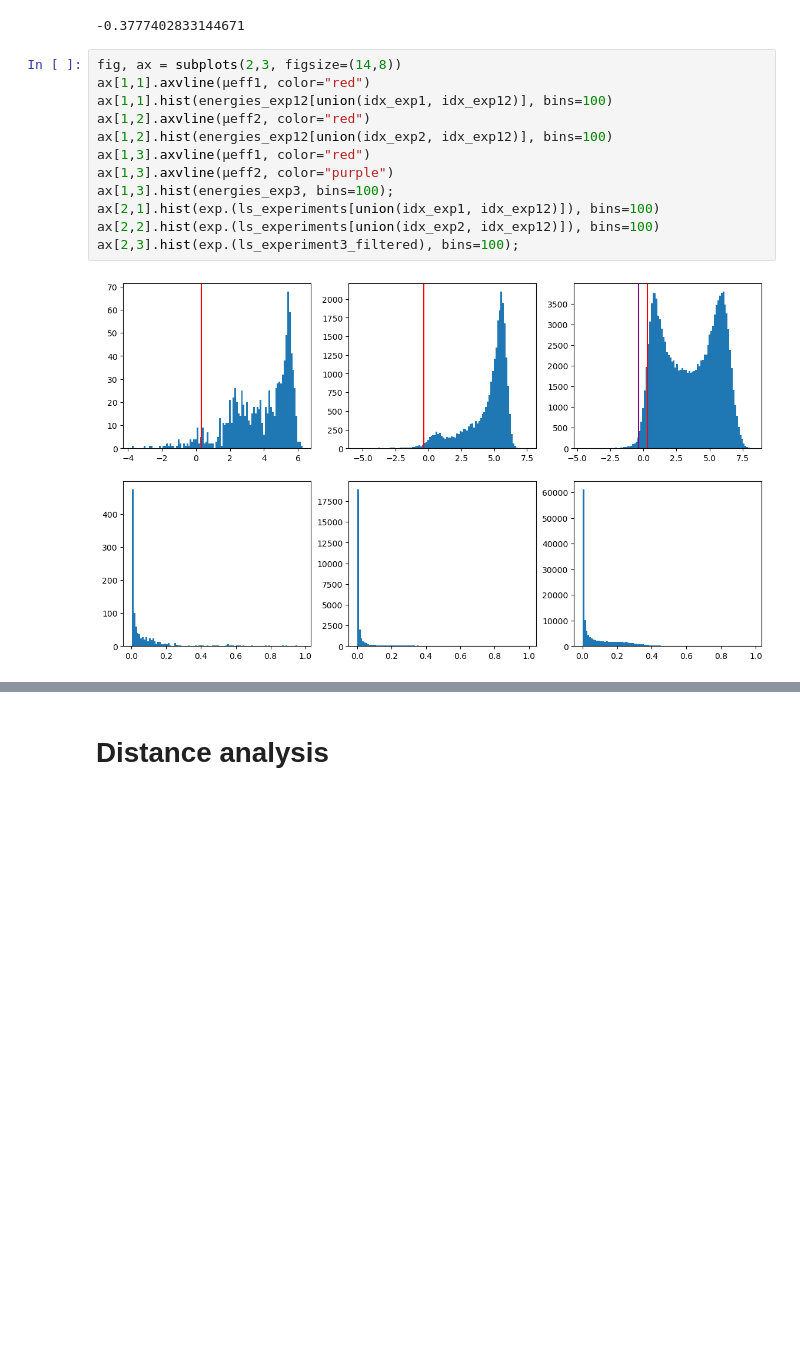
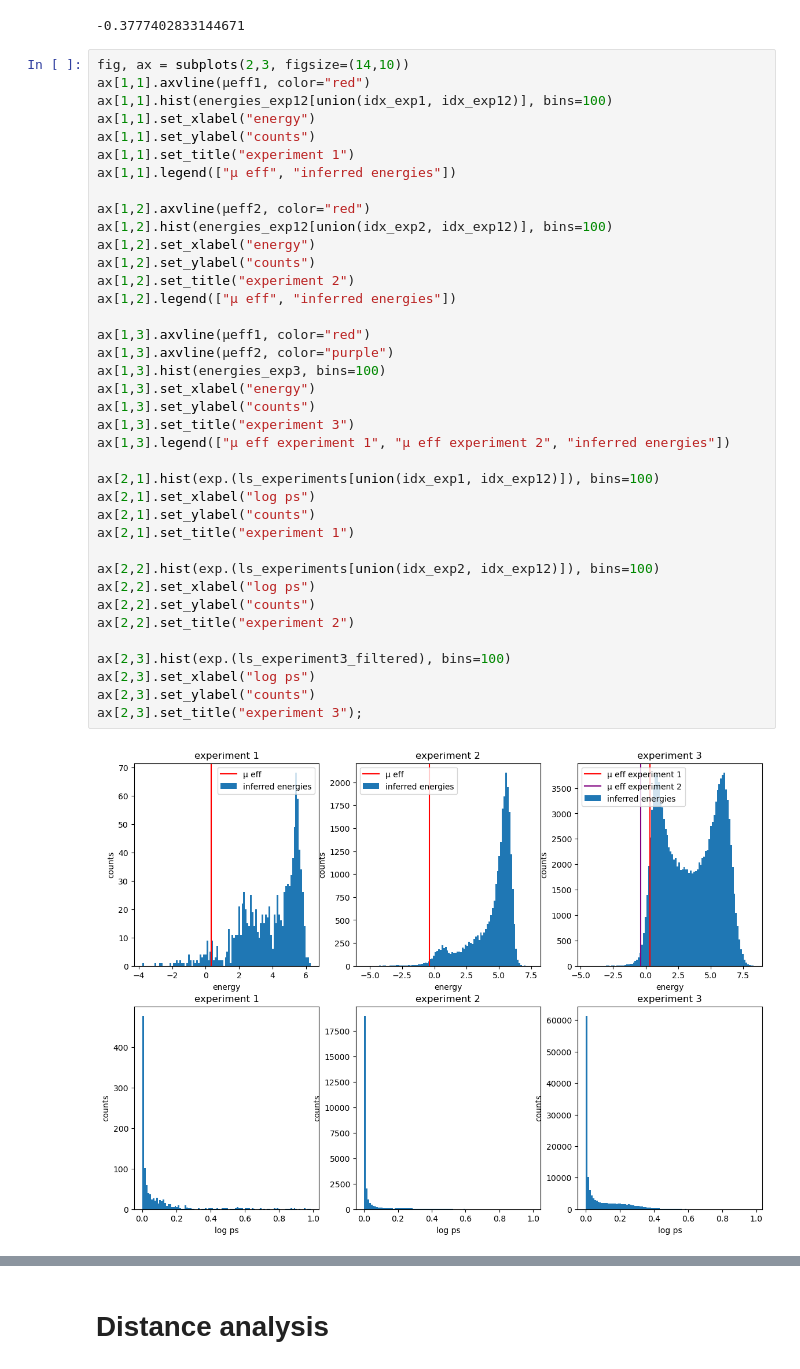
Before and after one commit to matteodeleonardis/unsupervised_aav2, a Jupyter notebook: analysis/experiment2.ipynb, the cells around one changed output, grey strips where cells are left out. Drawn from its saved outputs; the diff is of its cells as text; blank space fills up the shorter version.

```diff
--- a/analysis/experiment2.ipynb
+++ b/analysis/experiment2.ipynb
@@ -347,16 +352,42 @@ energies_exp12 =
 # %% [output]
 -0.3777402833144671
 # %%
-fig, ax = subplots(2,3, figsize=(14,8))
+fig, ax = subplots(2,3, figsize=(14,10))
 ax[1,1].axvline(μeff1, color="red")
 ax[1,1].hist(energies_exp12[union(idx_exp1, idx_exp12)], bins=100)
+ax[1,1].set_xlabel("energy")
+ax[1,1].set_ylabel("counts")
+ax[1,1].set_title("experiment 1")
+ax[1,1].legend(["μ eff", "inferred energies"])
+
 ax[1,2].axvline(μeff2, color="red")
 ax[1,2].hist(energies_exp12[union(idx_exp2, idx_exp12)], bins=100)
+ax[1,2].set_xlabel("energy")
+ax[1,2].set_ylabel("counts")
+ax[1,2].set_title("experiment 2")
+ax[1,2].legend(["μ eff", "inferred energies"])
+
 ax[1,3].axvline(μeff1, color="red")
 ax[1,3].axvline(μeff2, color="purple")
-ax[1,3].hist(energies_exp3, bins=100);
+ax[1,3].hist(energies_exp3, bins=100)
+ax[1,3].set_xlabel("energy")
+ax[1,3].set_ylabel("counts")
+ax[1,3].set_title("experiment 3")
+ax[1,3].legend(["μ eff experiment 1", "μ eff experiment 2", "inferred energies"])
+
 ax[2,1].hist(exp.(ls_experiments[union(idx_exp1, idx_exp12)]), bins=100)
+ax[2,1].set_xlabel("log ps")
+ax[2,1].set_ylabel("counts")
+ax[2,1].set_title("experiment 1")
+
 ax[2,2].hist(exp.(ls_experiments[union(idx_exp2, idx_exp12)]), bins=100)
-ax[2,3].hist(exp.(ls_experiment3_filtered), bins=100);
+ax[2,2].set_xlabel("log ps")
+ax[2,2].set_ylabel("counts")
+ax[2,2].set_title("experiment 2")
+
+ax[2,3].hist(exp.(ls_experiment3_filtered), bins=100)
+ax[2,3].set_xlabel("log ps")
+ax[2,3].set_ylabel("counts")
+ax[2,3].set_title("experiment 3");
 # %% [output]
-[figure, old version]
+[figure, new version]
```
Also changed, not shown: parts of 10 cells of this notebook, 1 other file.
